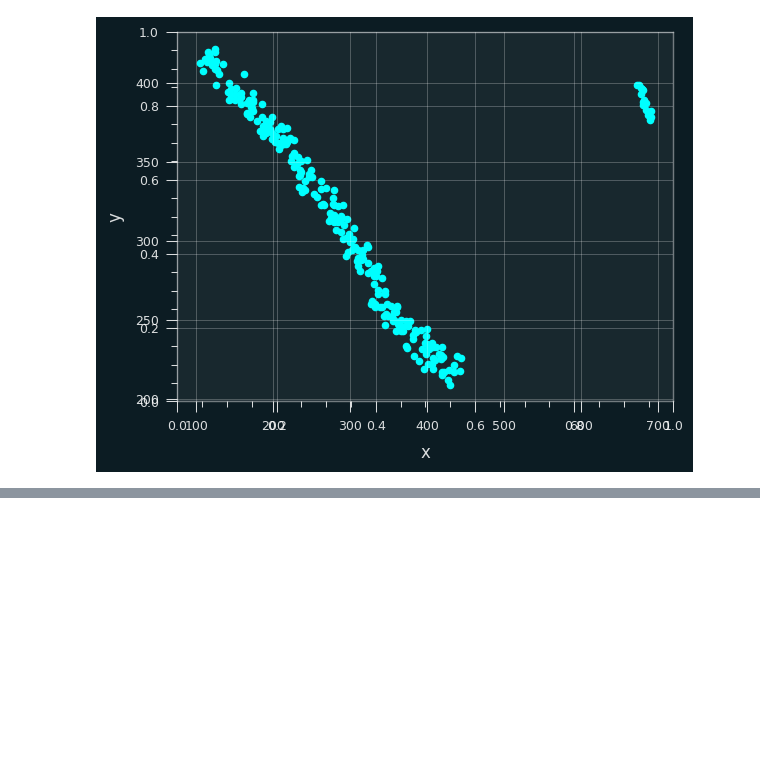
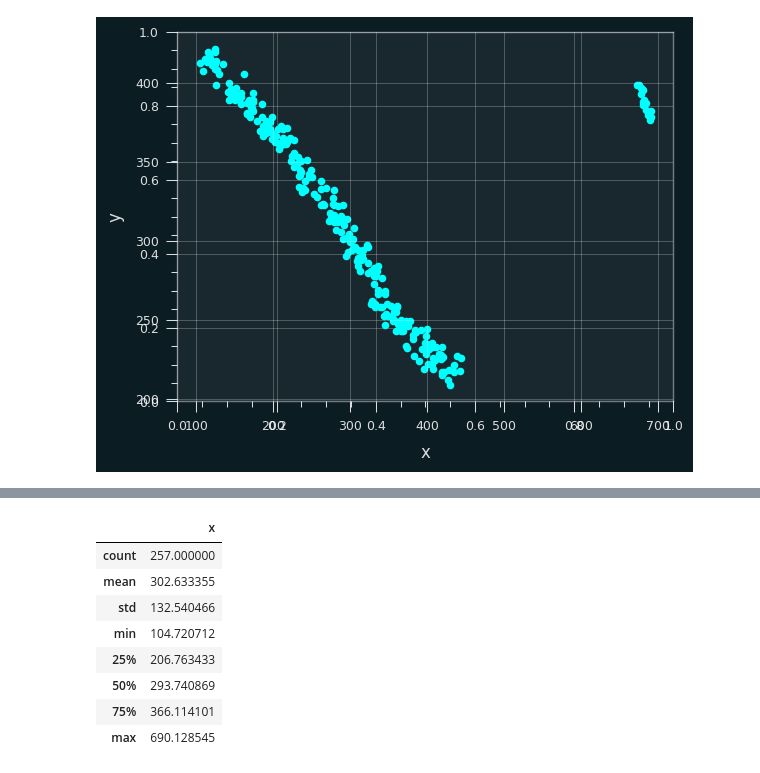
Before and after one commit to RohitMugalya/Learner-s-Garden, a Jupyter notebook: practice notebooks/mae and mse practise.ipynb, the cells around one changed output, grey strips where cells are left out. Cells and saved outputs as stored; diff of their text form; code cells hidden in the pictures; blank space fills up the shorter version.

```diff
--- a/practice notebooks/mae and mse practise.ipynb
+++ b/practice notebooks/mae and mse practise.ipynb
@@ -208,0 +155,12 @@ model_line(keras_model_mse, X, y, color_dp2d="cyan", color_line2d="yellow")
+# %%
+X.describe()
+# %% [output]
+|  | x |
+| count | 257.000000 |
+| mean | 302.633355 |
+| std | 132.540466 |
+| min | 104.720712 |
+| 25% | 206.763433 |
+| 50% | 293.740869 |
+| 75% | 366.114101 |
+| max | 690.128545 |
```
Also changed, not shown: parts of 11 cells of this notebook.
